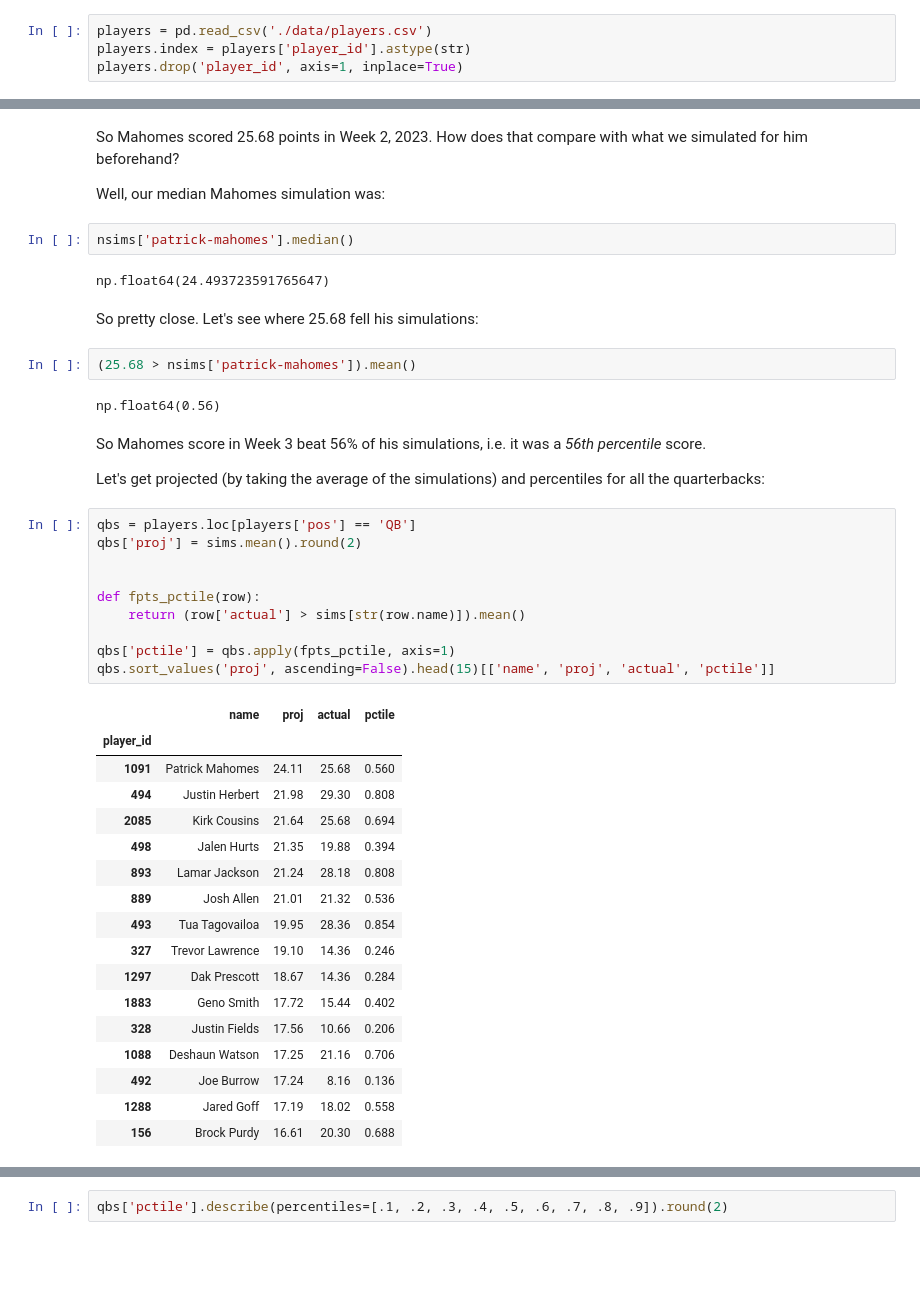
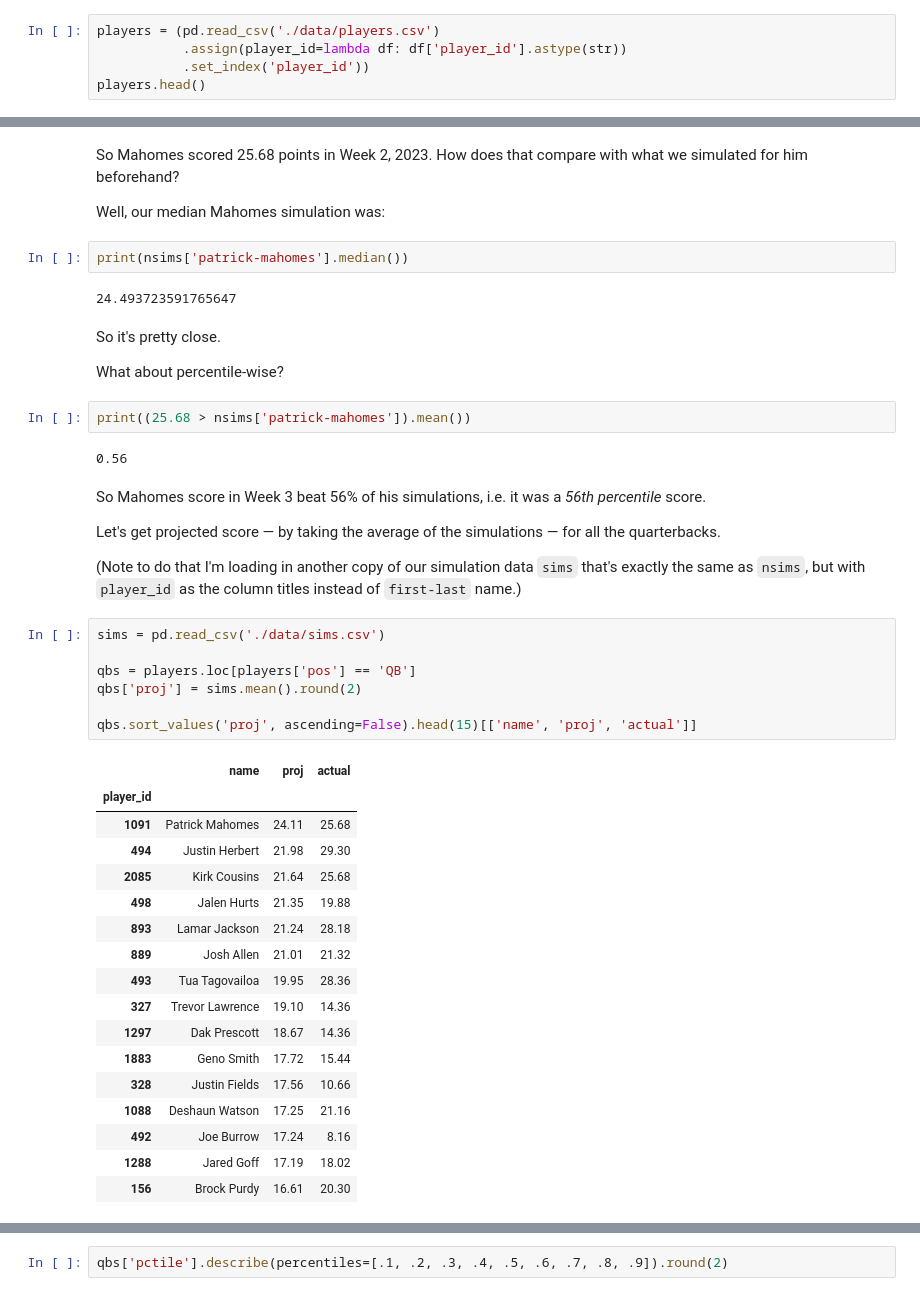
Before and after one commit to nathanbraun/fantasy-monte-carlo, a Jupyter notebook: fantasy-monte-carlo.ipynb, the cells around one changed output, grey strips where cells are left out. Drawn from its saved outputs; the diff is of its cells as text; blank space fills up the shorter version.

```diff
--- a/fantasy-monte-carlo.ipynb
+++ b/fantasy-monte-carlo.ipynb
@@ -54,4 +94,5 @@ pd.options.mode.chained_assignment = None  # default='warn'
 # %%
-players = pd.read_csv('./data/players.csv')
-players.index = players['player_id'].astype(str)
-players.drop('player_id', axis=1, inplace=True)
+players = (pd.read_csv('./data/players.csv')
+           .assign(player_id=lambda df: df['player_id'].astype(str))
+           .set_index('player_id'))
+players.head()
@@ -243,44 +289,45 @@ So Mahomes scored 25.68 points in Week 2, 2023. How does that compare with what
 
 Well, our median Mahomes simulation was:
 # %%
-nsims['patrick-mahomes'].median()
+print(nsims['patrick-mahomes'].median())
 # %% [output]
-np.float64(24.493723591765647)
+24.493723591765647
 # %% [markdown]
-So pretty close. Let's see where 25.68 fell his simulations:
+So it's pretty close.
+
+What about percentile-wise?
 # %%
-(25.68 > nsims['patrick-mahomes']).mean()
+print((25.68 > nsims['patrick-mahomes']).mean())
 # %% [output]
-np.float64(0.56)
+0.56
 # %% [markdown]
 So Mahomes score in Week 3 beat 56% of his simulations, i.e. it was a *56th percentile* score.
 
-Let's get projected (by taking the average of the simulations) and percentiles for all the quarterbacks:
+Let's get projected score — by taking the average of the simulations — for all the quarterbacks.
+
+(Note to do that I'm loading in another copy of our simulation data `sims` that's exactly the same as `nsims`, but with `player_id` as the column titles instead of `first-last` name.)
 # %%
+sims = pd.read_csv('./data/sims.csv')
+
 qbs = players.loc[players['pos'] == 'QB']
 qbs['proj'] = sims.mean().round(2)
 
-
-def fpts_pctile(row):
-    return (row['actual'] > sims[str(row.name)]).mean()
-
-qbs['pctile'] = qbs.apply(fpts_pctile, axis=1)
-qbs.sort_values('proj', ascending=False).head(15)[['name', 'proj', 'actual', 'pctile']]
+qbs.sort_values('proj', ascending=False).head(15)[['name', 'proj', 'actual']]
 # %% [output]
-|  | name | proj | actual | pctile |
-| player_id |  |  |  |  |
-| 1091 | Patrick Mahomes | 24.11 | 25.68 | 0.560 |
-| 494 | Justin Herbert | 21.98 | 29.30 | 0.808 |
-| 2085 | Kirk Cousins | 21.64 | 25.68 | 0.694 |
-| 498 | Jalen Hurts | 21.35 | 19.88 | 0.394 |
-| 893 | Lamar Jackson | 21.24 | 28.18 | 0.808 |
-| 889 | Josh Allen | 21.01 | 21.32 | 0.536 |
-| 493 | Tua Tagovailoa | 19.95 | 28.36 | 0.854 |
-| 327 | Trevor Lawrence | 19.10 | 14.36 | 0.246 |
-| 1297 | Dak Prescott | 18.67 | 14.36 | 0.284 |
-| 1883 | Geno Smith | 17.72 | 15.44 | 0.402 |
-| 328 | Justin Fields | 17.56 | 10.66 | 0.206 |
-| 1088 | Deshaun Watson | 17.25 | 21.16 | 0.706 |
-| 492 | Joe Burrow | 17.24 | 8.16 | 0.136 |
-| 1288 | Jared Goff | 17.19 | 18.02 | 0.558 |
-| 156 | Brock Purdy | 16.61 | 20.30 | 0.688 |
+|  | name | proj | actual |
+| player_id |  |  |  |
+| 1091 | Patrick Mahomes | 24.11 | 25.68 |
+| 494 | Justin Herbert | 21.98 | 29.30 |
+| 2085 | Kirk Cousins | 21.64 | 25.68 |
+| 498 | Jalen Hurts | 21.35 | 19.88 |
+| 893 | Lamar Jackson | 21.24 | 28.18 |
+| 889 | Josh Allen | 21.01 | 21.32 |
+| 493 | Tua Tagovailoa | 19.95 | 28.36 |
+| 327 | Trevor Lawrence | 19.10 | 14.36 |
+| 1297 | Dak Prescott | 18.67 | 14.36 |
+| 1883 | Geno Smith | 17.72 | 15.44 |
+| 328 | Justin Fields | 17.56 | 10.66 |
+| 1088 | Deshaun Watson | 17.25 | 21.16 |
+| 492 | Joe Burrow | 17.24 | 8.16 |
+| 1288 | Jared Goff | 17.19 | 18.02 |
+| 156 | Brock Purdy | 16.61 | 20.30 |
```
Also changed, not shown: parts of 59 cells of this notebook.
